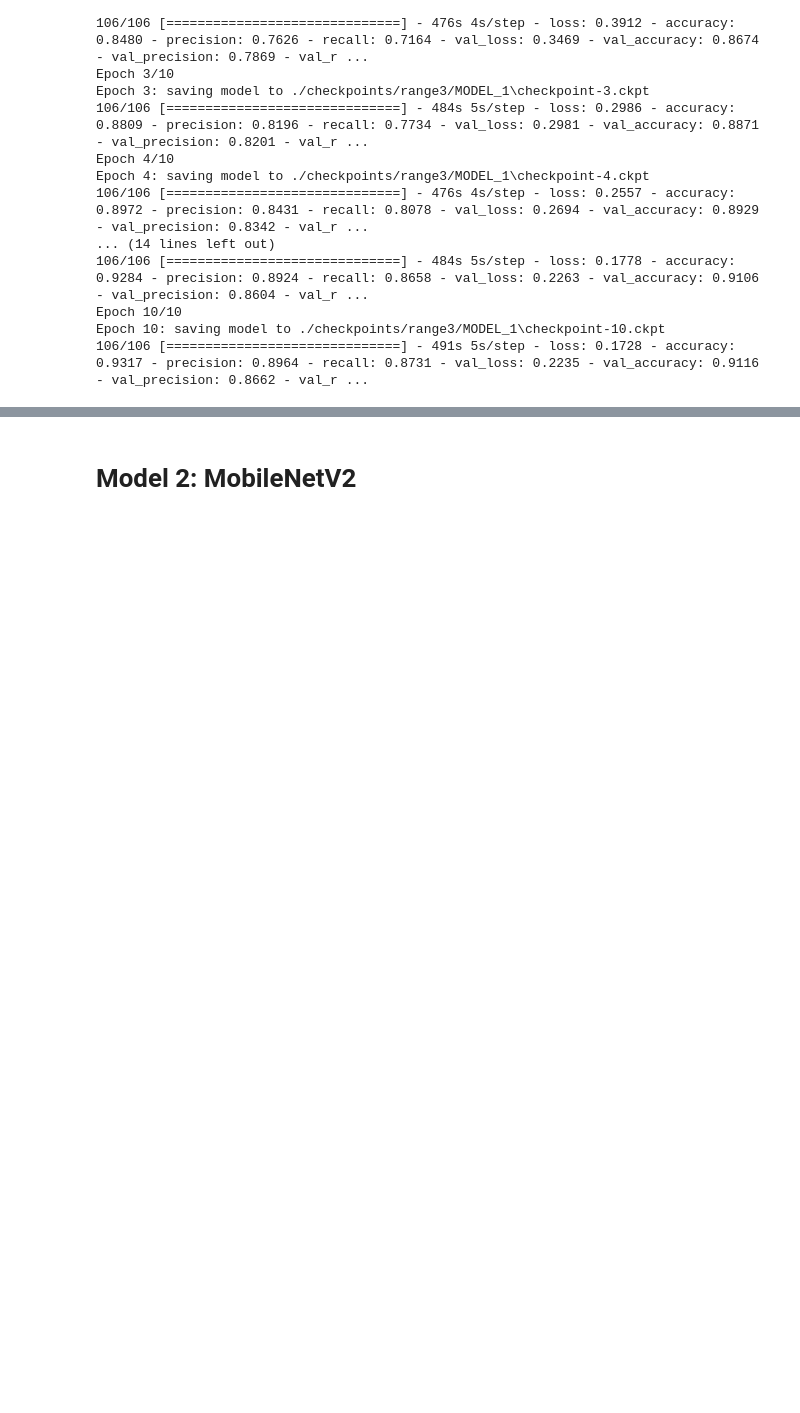
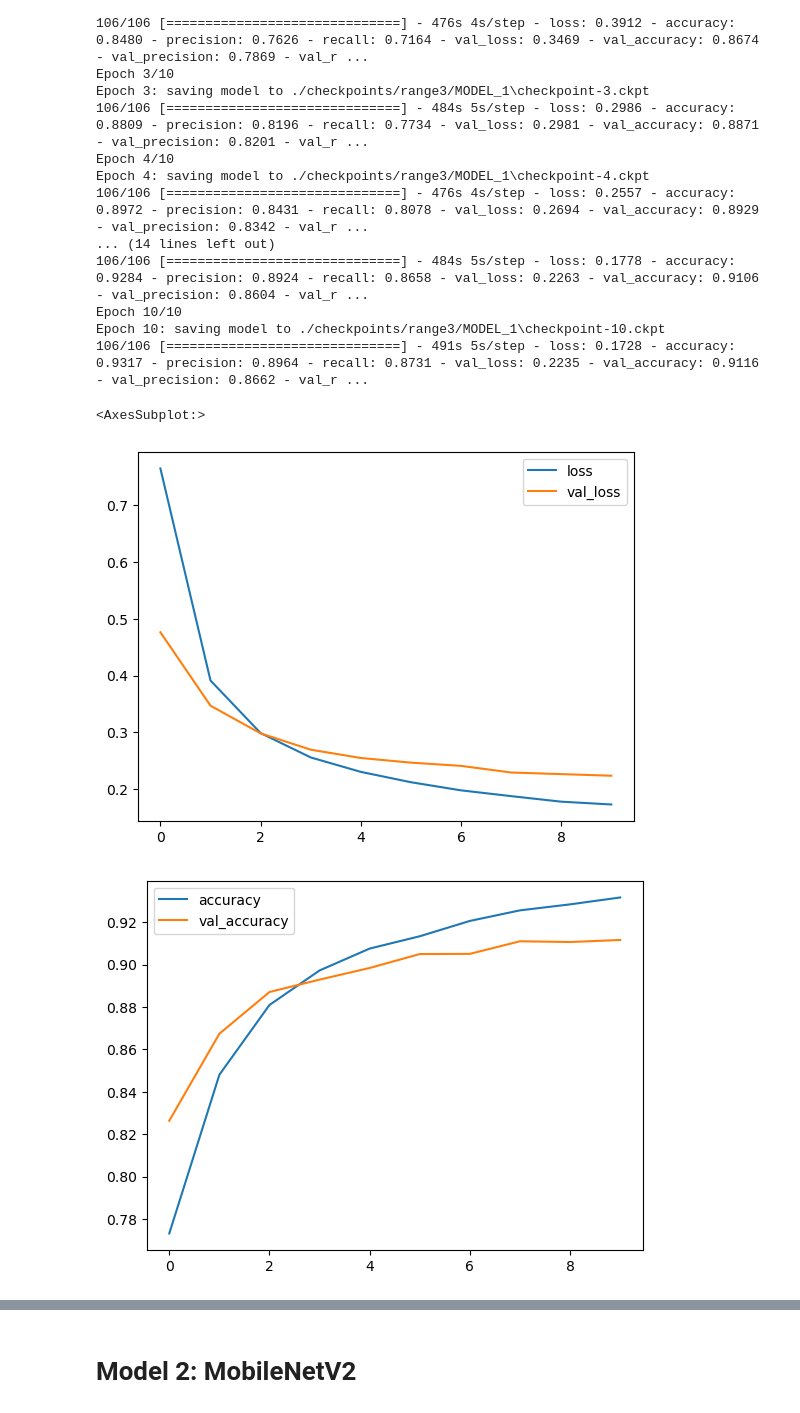
Before and after one commit to melihkacaman/neckline_classifier_Aydinli, a Jupyter notebook: notebooks/04 Range3 Data Model Creation and Data Prep.ipynb, the cells around one changed output, grey strips where cells are left out. Drawn from its saved outputs; the diff is of its cells as text; code cells hidden in the pictures; blank space fills up the shorter version.

Commit message:
range3 new models written

```diff
--- a/notebooks/04 Range3 Data Model Creation and Data Prep.ipynb
+++ b/notebooks/04 Range3 Data Model Creation and Data Prep.ipynb
@@ -705,3 +705,13 @@ Epoch 4: saving model to ./checkpoints/range3/MODEL_1\checkpoint-4.ckpt
 Epoch 10/10
 Epoch 10: saving model to ./checkpoints/range3/MODEL_1\checkpoint-10.ckpt
 106/106 [==============================] - 491s 5s/step - loss: 0.1728 - accuracy: 0.9317 - precision: 0.8964 - recall: 0.8731 - val_loss: 0.2235 - val_accuracy: 0.9116 - val_precision: 0.8662 - val_r ...
+# %%
+pd.DataFrame(history_model_1.history)[["loss", "val_loss"]].plot()
+
+pd.DataFrame(history_model_1.history)[["accuracy", "val_accuracy"]].plot()
+
+pd.DataFrame(history_model_1.history)[["precision", "recall", "val_precision", "val_recall"]].plot()
+# %% [output]
+<AxesSubplot:>
+[figure, added]
+[figure, added]
```
Also changed, not shown: parts of 17 cells of this notebook.
